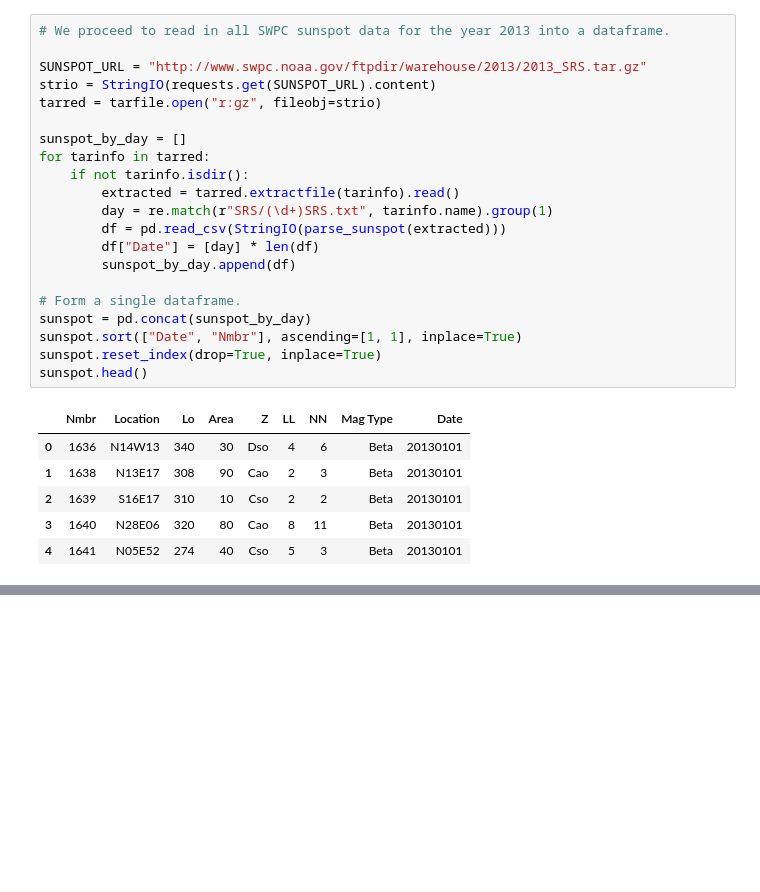
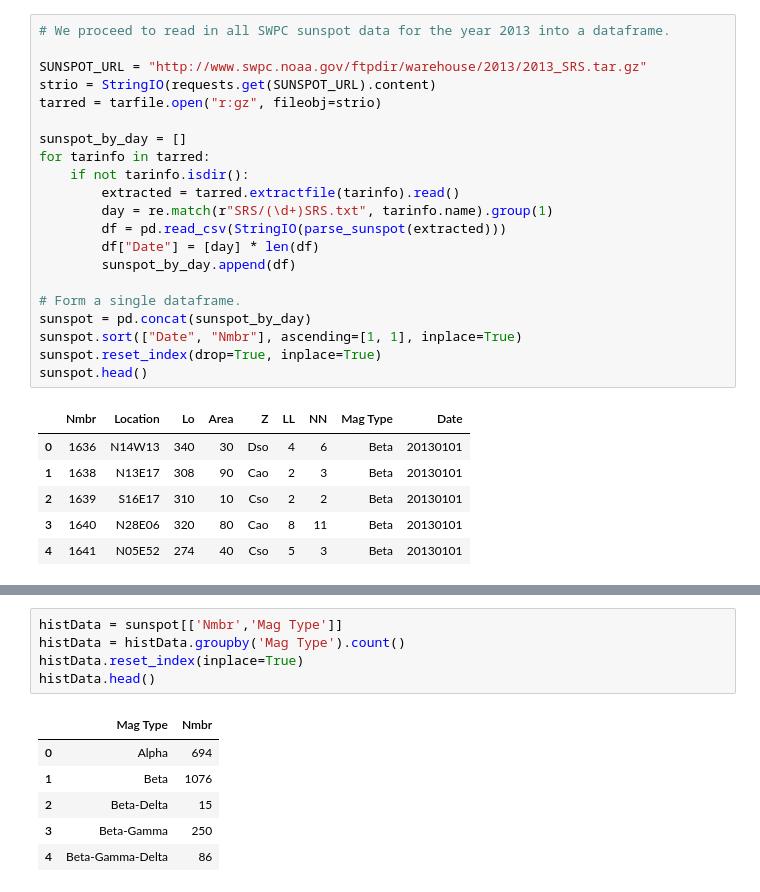
Before and after one commit to Nschanche/Flare_peaks, a Jupyter notebook: flare_project.ipynb, the cells around one changed output, grey strips where cells are left out. Saved outputs shown, nothing was run; the diff lists cells and outputs as text; blank space fills up the shorter version.

```diff
--- a/flare_project.ipynb
+++ b/flare_project.ipynb
@@ -363,0 +375,12 @@ sunspot.head()
+# %%
+histData = sunspot[['Nmbr','Mag Type']]
+histData = histData.groupby('Mag Type').count()
+histData.reset_index(inplace=True)
+histData.head()
+# %% [output]
+|  | Mag Type | Nmbr |
+| 0 | Alpha | 694 |
+| 1 | Beta | 1076 |
+| 2 | Beta-Delta | 15 |
+| 3 | Beta-Gamma | 250 |
+| 4 | Beta-Gamma-Delta | 86 |
```
Also changed, not shown: parts of 3 cells of this notebook.
